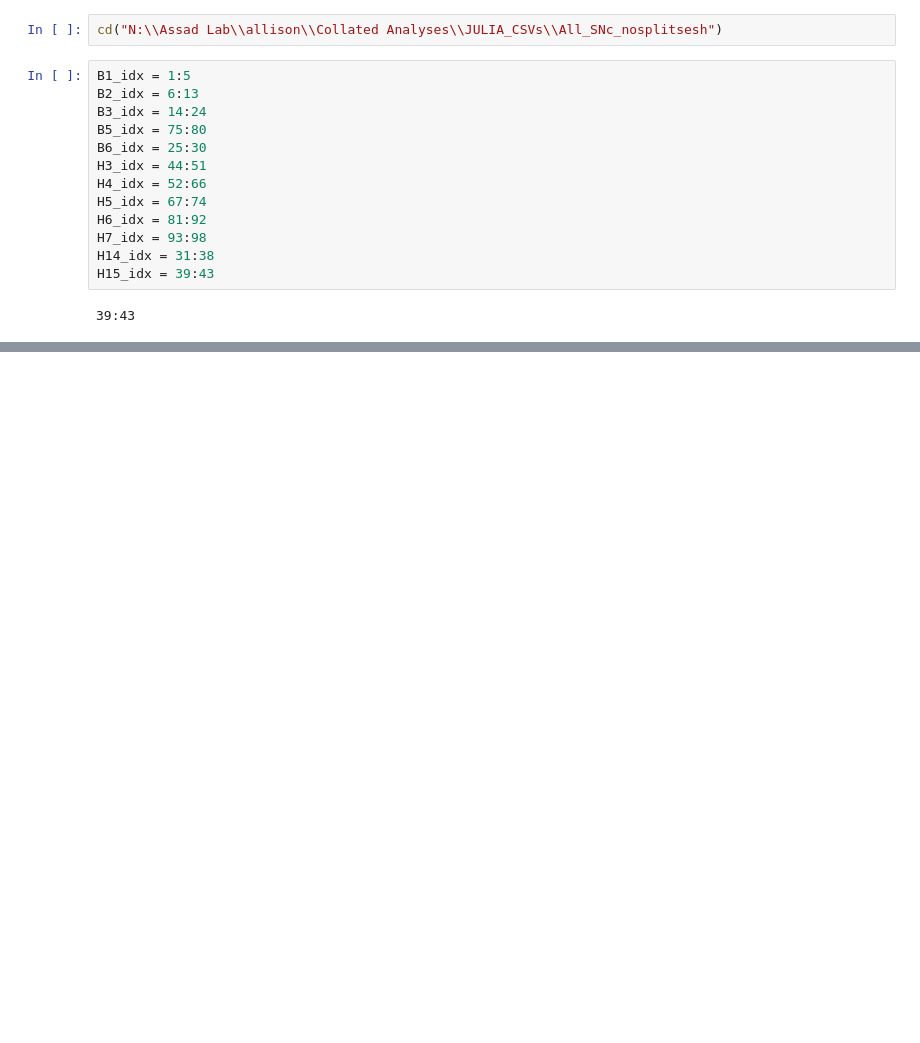
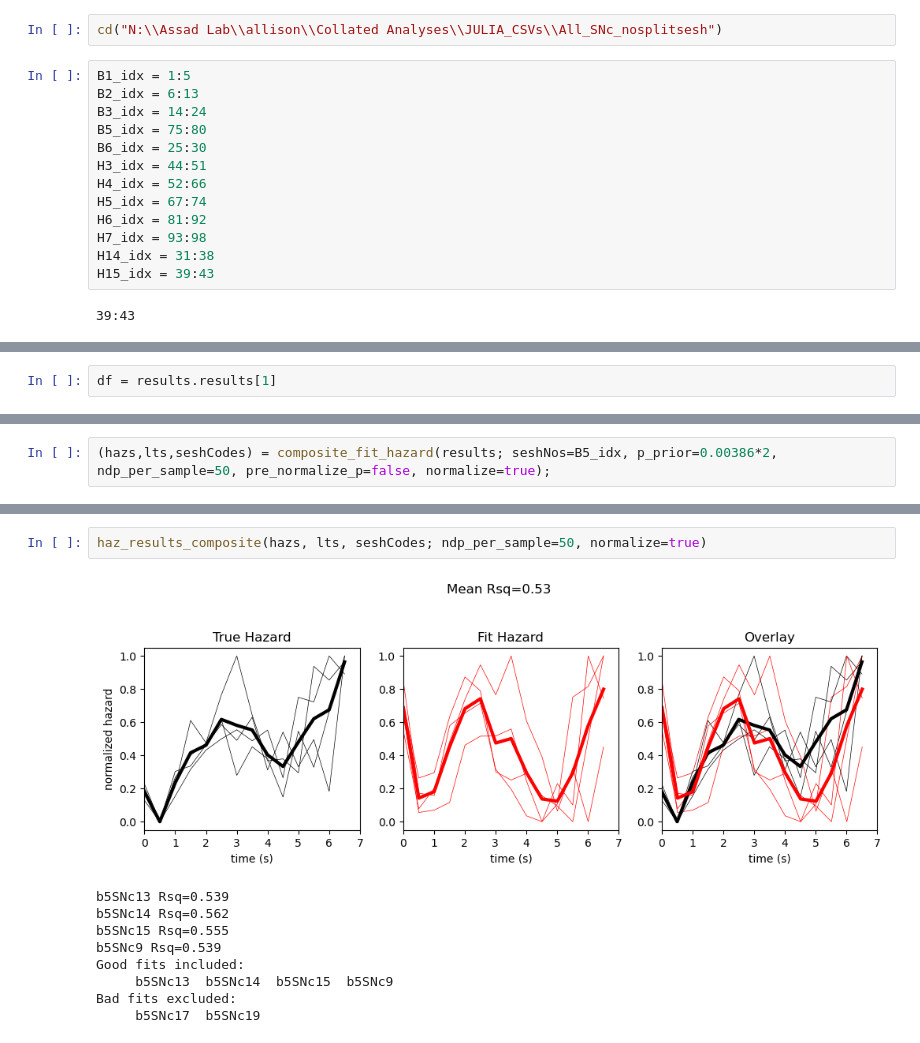
Before and after one commit to harvardschoolofmouse/HSOManalysisPackages, a Jupyter notebook: JuliaLanguage_Hierarchical_Models/2021-2-20 fulllogit and hazard Rig1.ipynb, the cells around one changed output, grey strips where cells are left out. Saved outputs shown, nothing was run; the diff lists cells and outputs as text; blank space fills up the shorter version.

```diff
--- a/JuliaLanguage_Hierarchical_Models/2021-2-20 fulllogit and hazard Rig1.ipynb
+++ b/JuliaLanguage_Hierarchical_Models/2021-2-20 fulllogit and hazard Rig1.ipynb
@@ -51,0 +97,2 @@ Processing B1_SNc_13...(2021-02-20_1610)
+# %%
+df = results.results[1]
@@ -51,0 +185,2 @@ Processing B1_SNc_13...(2021-02-20_1610)
+# %%
+(hazs,lts,seshCodes) = composite_fit_hazard(results; seshNos=B5_idx, p_prior=0.00386*2, ndp_per_sample=50, pre_normalize_p=false, normalize=true);
@@ -51,0 +279,12 @@ Processing B1_SNc_13...(2021-02-20_1610)
+# %%
+haz_results_composite(hazs, lts, seshCodes; ndp_per_sample=50, normalize=true)
+# %% [output]
+[figure, added]
+b5SNc13 Rsq=0.539
+b5SNc14 Rsq=0.562
+b5SNc15 Rsq=0.555
+b5SNc9 Rsq=0.539
+Good fits included:
+     b5SNc13  b5SNc14  b5SNc15  b5SNc9
+Bad fits excluded:
+     b5SNc17  b5SNc19
```
Also changed, not shown: parts of 23 cells of this notebook, 3 other files.
